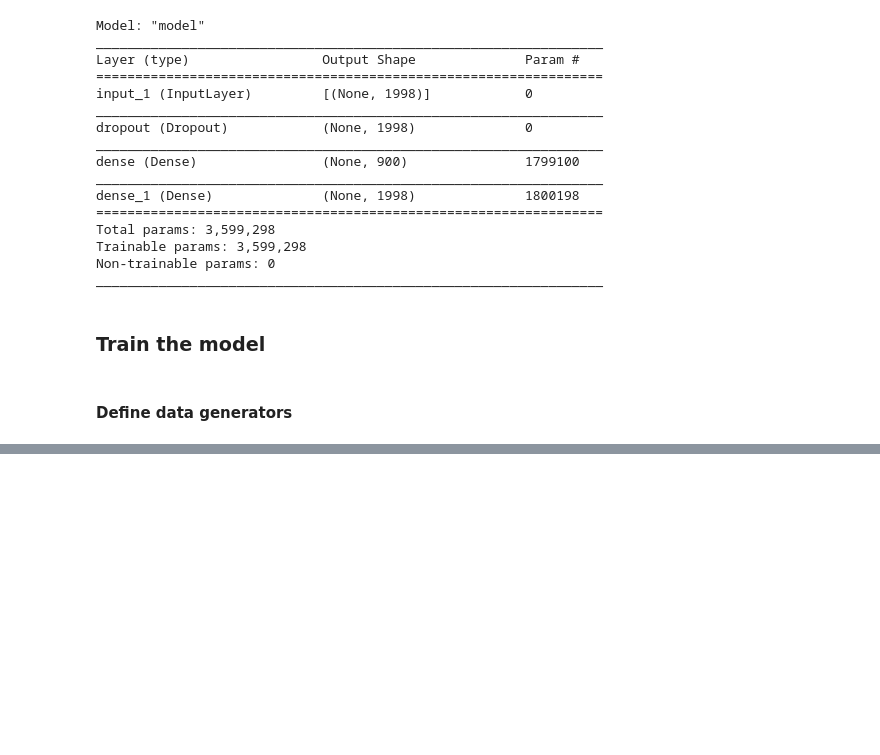
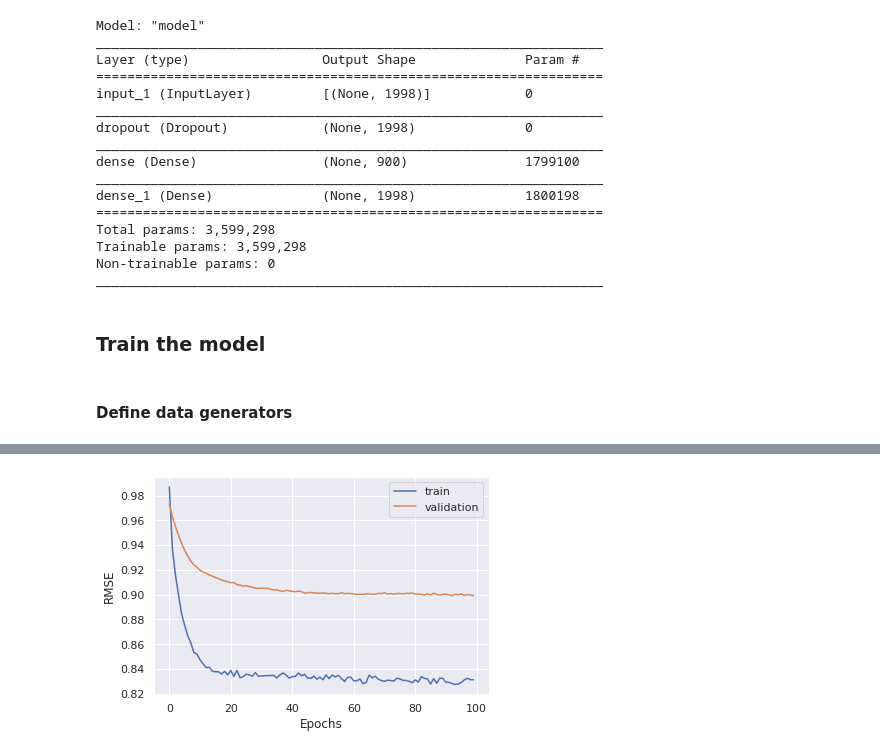
Before and after one commit to ostapViniavskyi/recommender_systems, a Jupyter notebook: notebook/Autoencoders.ipynb, the cells around one changed output, grey strips where cells are left out. Saved outputs shown, nothing was run; the diff lists cells and outputs as text; code cells hidden in the pictures; blank space fills up the shorter version.

```diff
--- a/notebook/Autoencoders.ipynb
+++ b/notebook/Autoencoders.ipynb
@@ -3,6 +3,9 @@ import os
 import numpy as np
 import pandas as pd
 import tensorflow as tf
+import seaborn as sns
+import matplotlib.pyplot as plt
+sns.set()
 
 from scipy.sparse import save_npz, load_npz
 from sklearn.utils import shuffle
@@ -158,9 +161,5 @@ Epoch 100/100
 # %%
-history = model.fit_generator(
-    train_datagen(train_ratings, train_mask, batch_size=BATCH_SIZE),
-    validation_data=test_datagen(train_ratings, train_mask, test_ratings, test_mask, batch_size=BATCH_SIZE),
-    steps_per_epoch=train_ratings.shape[0] // BATCH_SIZE,
-    validation_steps=test_ratings.shape[0] // BATCH_SIZE,
-    epochs=EPOCHS
-)
+loss, rmse =model.evaluate_generator(test_datagen(train_ratings, train_mask, test_ratings, test_mask, batch_size=BATCH_SIZE),
+                        steps =test_ratings.shape[0] // BATCH_SIZE)
+rmse
 # %% [output]
@@ -184,0 +187,9 @@ KeyboardInterrupt:
+# %%
+sns.lineplot(np.arange(len(history.history['sparse_rmse'])), history.history['sparse_rmse'])
+sns.lineplot(np.arange(len(history.history['sparse_rmse'])), history.history['val_sparse_rmse'])
+plt.legend(['train', 'validation'])
+plt.xlabel('Epochs')
+plt.ylabel('RMSE');
+plt.savefig("autorec.png")
+# %% [output]
+[figure, added]
```
Also changed, not shown: parts of 3 cells of this notebook, 16 other files.
